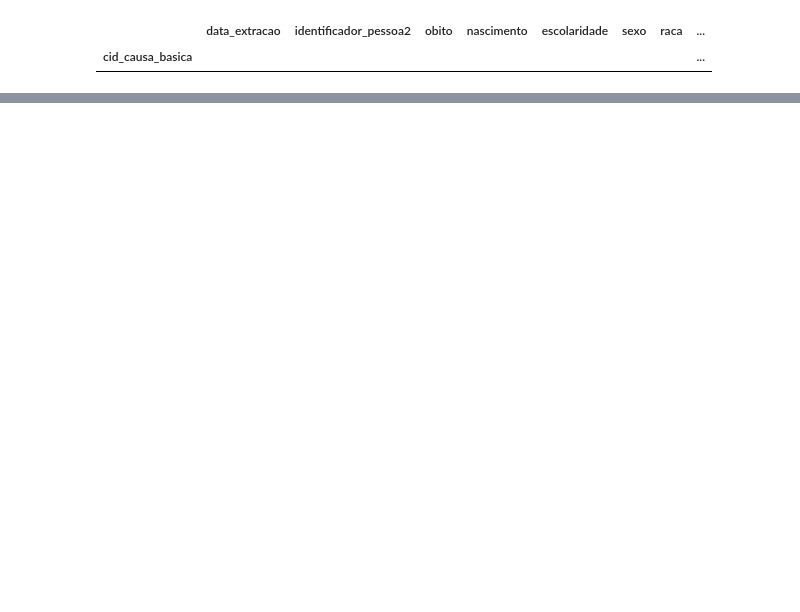
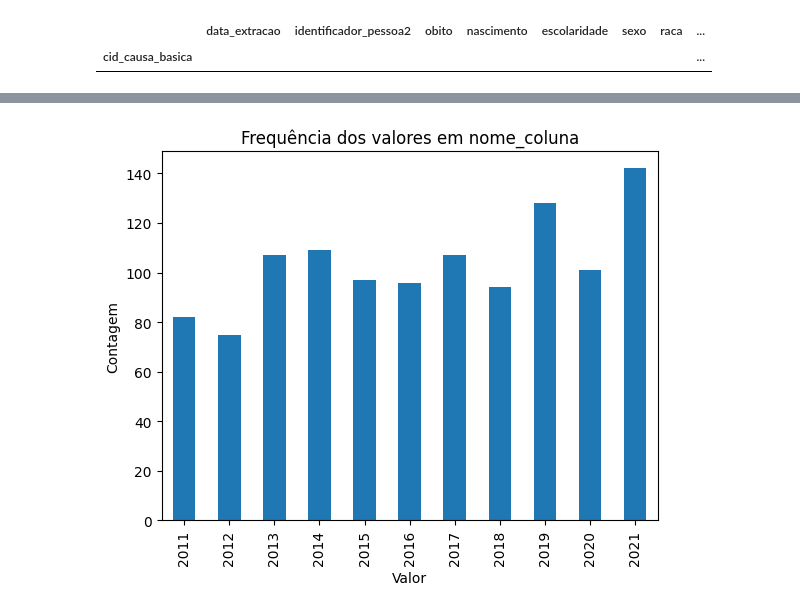
Before and after one commit to arturbernardo/data_sus, a Jupyter notebook: obitos_cid_datasus.ipynb, the cells around one changed output, grey strips where cells are left out. Saved outputs shown, nothing was run; the diff lists cells and outputs as text; code cells hidden in the pictures; blank space fills up the shorter version.

```diff
--- a/obitos_cid_datasus.ipynb
+++ b/obitos_cid_datasus.ipynb
@@ -115,0 +180,14 @@ df_index_cid
+# %%
+contagens = df_sui['obito_year'].value_counts().sort_index()
+
+contagens.plot(kind='bar')
+
+# Opcional: adicionar título e rótulos
+plt.title('Frequência dos valores em nome_coluna')
+plt.xlabel('Valor')
+plt.ylabel('Contagem')
+
+# Mostrar o gráfico
+plt.show()
+# %% [output]
+[figure, added]
```
Also changed, not shown: parts of 7 cells of this notebook.
